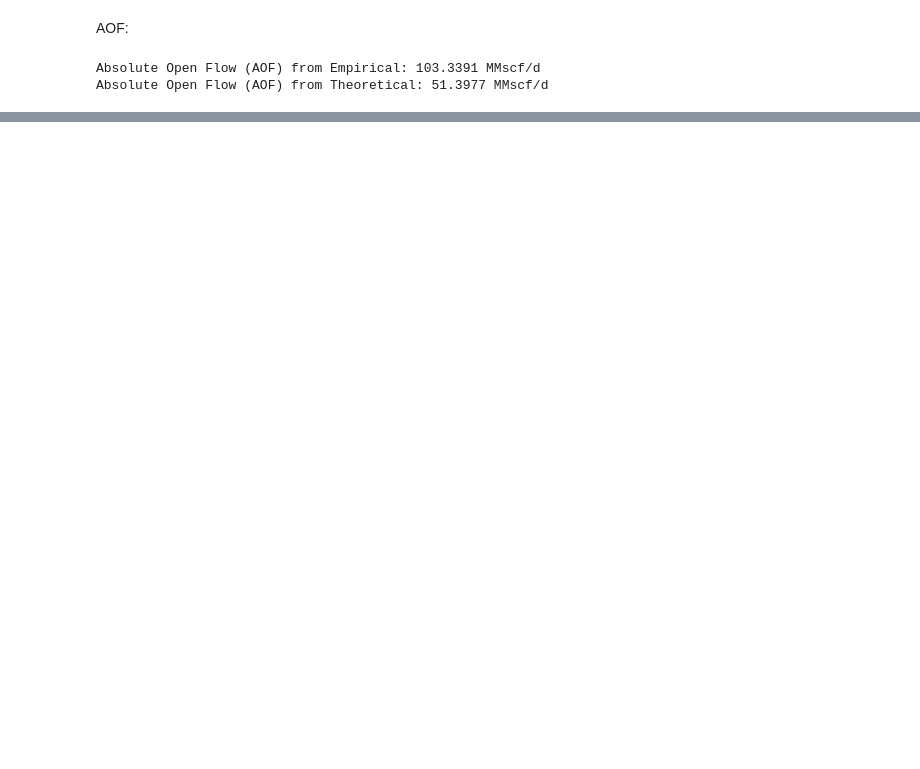
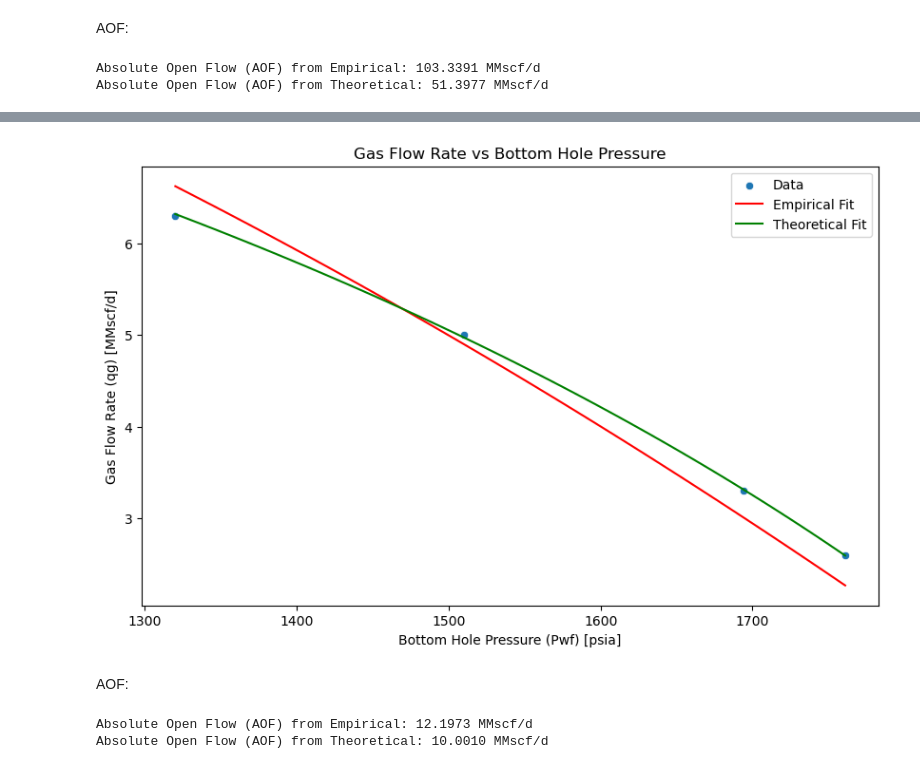
Before and after one commit to oudanny/well_testing, a Jupyter notebook: HW6_GasWellTesting.ipynb, the cells around one changed output, grey strips where cells are left out. Drawn from its saved outputs; the diff is of its cells as text; code cells hidden in the pictures; blank space fills up the shorter version.

```diff
--- a/HW6_GasWellTesting.ipynb
+++ b/HW6_GasWellTesting.ipynb
@@ -188,0 +195,24 @@ Absolute Open Flow (AOF) from Theoretical: 51.3977 MMscf/d
+# %%
+Duration = np.array([12, 12, 12, 12,72]) # hours
+Pwf = np.array([1761,1694,1510,1320,1151]) # psia
+qg = np.array([2.6,3.3,5.0,6.3,6.0]) # MMscf/d
+Pavg = 1952 # psia
+Test2_df = pd.DataFrame({'Duration': Duration, 'Pwf': Pwf, 'qg': qg})
+Test2_df['Flow'] = 'Non-Stable'
+Test2_df.loc[Test2_df['Duration'] >= 72, 'Flow'] = 'Stable'
+print(Test2_df.head())
+
+# Fit data with stable flow removed, because equations given assume laminar flow not PSS
+Test2_fit_df = Test2_df[Test2_df['Flow'] != 'Stable']
+
+gas_drawdown = Pavg**2 - Test2_fit_df['Pwf']**2
+
+C_opt, _ = scipy.optimize.curve_fit(empirical_deliverability, gas_drawdown, Test2_fit_df['qg'])
+C = C_opt[0]
+print(f"Estimated deliverability constant (C): {C:.4f} MMscf/d/psia^2")
+
+gas_drawdown_over_qg = (Pavg**2 - Test2_fit_df['Pwf']**2)/Test2_fit_df['qg']
+b, a = np.polyfit(Test2_fit_df['qg'], gas_drawdown_over_qg, 1)
+print("Theoretical Deliverability Params:")
+print(f"a = {a:.4f}")
+print(f"b = {b:.4f}")
@@ -188,0 +257,31 @@ Absolute Open Flow (AOF) from Theoretical: 51.3977 MMscf/d
+# %%
+fig, ax = plt.subplots(figsize=(10, 6))
+sns.scatterplot(data=Test2_fit_df,x='Pwf', y='qg', label='Data', ax=ax)
+
+Pwf_fit = np.linspace(min(Test2_fit_df['Pwf']), max(Test2_fit_df['Pwf']), 100)
+gas_drawdown_fit = Pavg**2 - Pwf_fit**2
+qg_empirical_fit = qg_from_empirical_deliverability(gas_drawdown_fit, C)
+qg_theoretical_fit = qg_from_theoretical_deliverability(gas_drawdown_fit, a, b)
+
+
+ax.plot(Pwf_fit, qg_empirical_fit, color='red', label='Empirical Fit')
+ax.plot(Pwf_fit, qg_theoretical_fit, color='green', label='Theoretical Fit')
+ax.set_xlabel('Bottom Hole Pressure (Pwf) [psia]')
+ax.set_ylabel('Gas Flow Rate (qg) [MMscf/d]')
+ax.set_title('Gas Flow Rate vs Bottom Hole Pressure')
+plt.legend()
+plt.show()
+# %% [output]
+[figure, added]
+# %% [markdown]
+ AOF:
+# %%
+
+AOF_from_empirical = qg_from_empirical_deliverability(Pavg**2, C)
+AOF_from_theoretical = qg_from_theoretical_deliverability(Pavg**2, a, b)
+
+print(f'Absolute Open Flow (AOF) from Empirical: {AOF_from_empirical:.4f} MMscf/d')
+print(f'Absolute Open Flow (AOF) from Theoretical: {AOF_from_theoretical:.4f} MMscf/d')
+# %% [output]
+Absolute Open Flow (AOF) from Empirical: 12.1973 MMscf/d
+Absolute Open Flow (AOF) from Theoretical: 10.0010 MMscf/d
```
Also changed, not shown: parts of 14 cells of this notebook, 1 other file.
